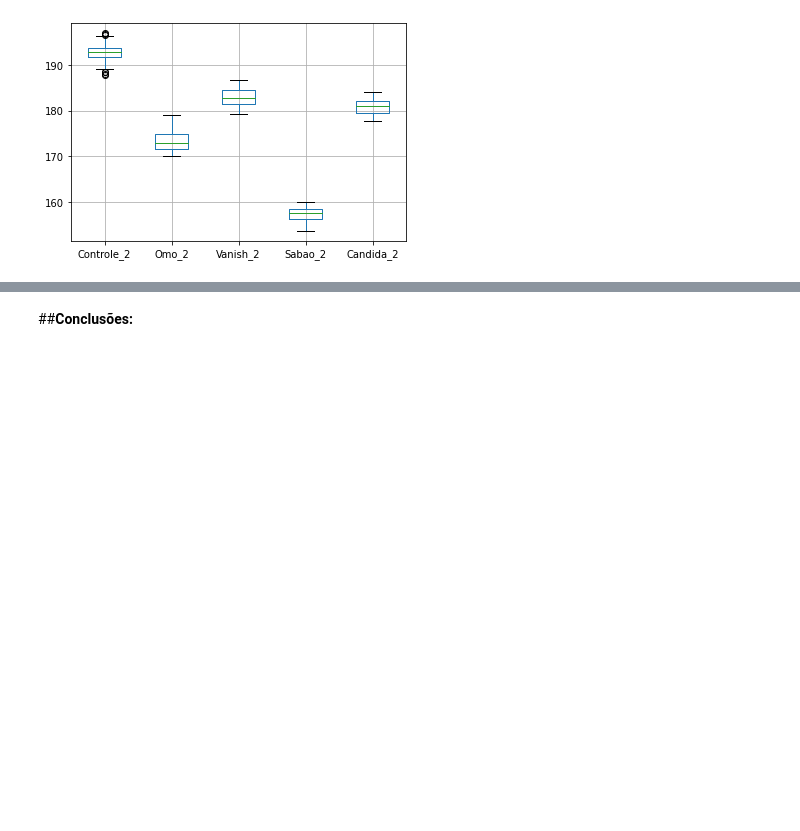
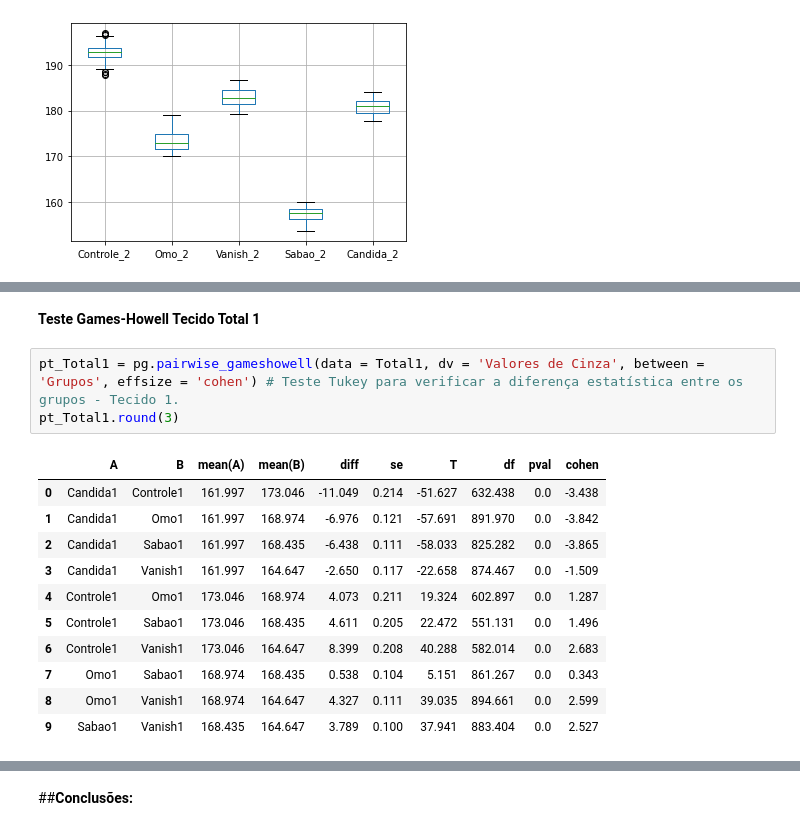
Before and after one commit to brdacunha/BECN, a Jupyter notebook: Valores_de_Cinza_BECN.ipynb, the cells around one changed output, grey strips where cells are left out. Drawn from its saved outputs; the diff is of its cells as text; blank space fills up the shorter version.

```diff
--- a/Valores_de_Cinza_BECN.ipynb
+++ b/Valores_de_Cinza_BECN.ipynb
@@ -104,0 +124,17 @@ plt.show()
+# %% [markdown]
+**Teste Games-Howell Tecido Total 1**
+# %%
+pt_Total1 = pg.pairwise_gameshowell(data = Total1, dv = 'Valores de Cinza', between = 'Grupos', effsize = 'cohen') # Teste Tukey para verificar a diferença estatística entre os grupos - Tecido 1.
+pt_Total1.round(3)
+# %% [output]
+|  | A | B | mean(A) | mean(B) | diff | se | T | df | pval | cohen |
+| 0 | Candida1 | Controle1 | 161.997 | 173.046 | -11.049 | 0.214 | -51.627 | 632.438 | 0.0 | -3.438 |
+| 1 | Candida1 | Omo1 | 161.997 | 168.974 | -6.976 | 0.121 | -57.691 | 891.970 | 0.0 | -3.842 |
+| 2 | Candida1 | Sabao1 | 161.997 | 168.435 | -6.438 | 0.111 | -58.033 | 825.282 | 0.0 | -3.865 |
+| 3 | Candida1 | Vanish1 | 161.997 | 164.647 | -2.650 | 0.117 | -22.658 | 874.467 | 0.0 | -1.509 |
+| 4 | Controle1 | Omo1 | 173.046 | 168.974 | 4.073 | 0.211 | 19.324 | 602.897 | 0.0 | 1.287 |
+| 5 | Controle1 | Sabao1 | 173.046 | 168.435 | 4.611 | 0.205 | 22.472 | 551.131 | 0.0 | 1.496 |
+| 6 | Controle1 | Vanish1 | 173.046 | 164.647 | 8.399 | 0.208 | 40.288 | 582.014 | 0.0 | 2.683 |
+| 7 | Omo1 | Sabao1 | 168.974 | 168.435 | 0.538 | 0.104 | 5.151 | 861.267 | 0.0 | 0.343 |
+| 8 | Omo1 | Vanish1 | 168.974 | 164.647 | 4.327 | 0.111 | 39.035 | 894.661 | 0.0 | 2.599 |
+| 9 | Sabao1 | Vanish1 | 168.435 | 164.647 | 3.789 | 0.100 | 37.941 | 883.404 | 0.0 | 2.527 |
```
Also changed, not shown: parts of 7 cells of this notebook.
